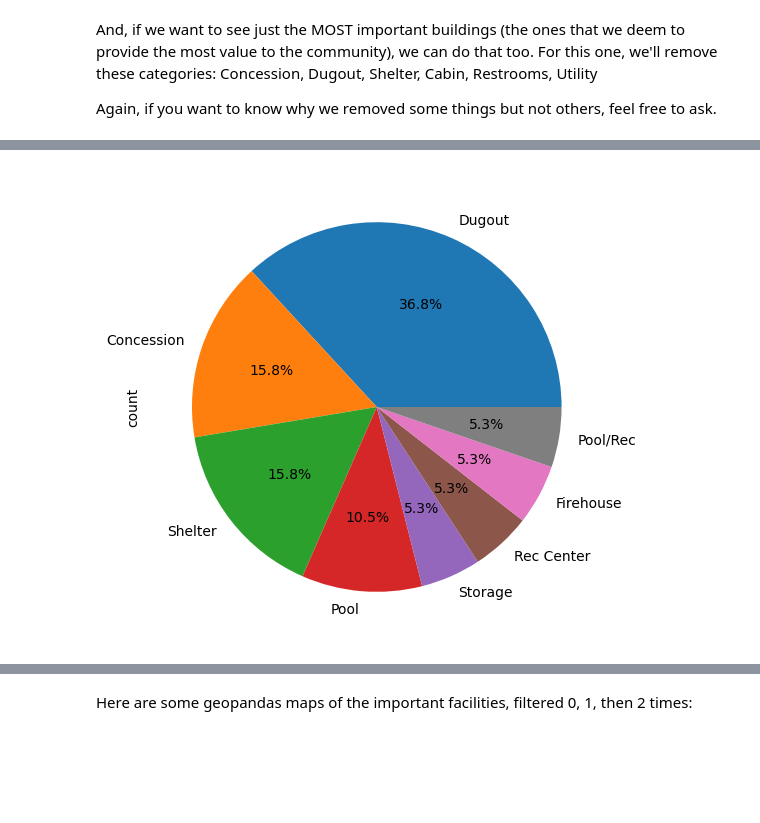
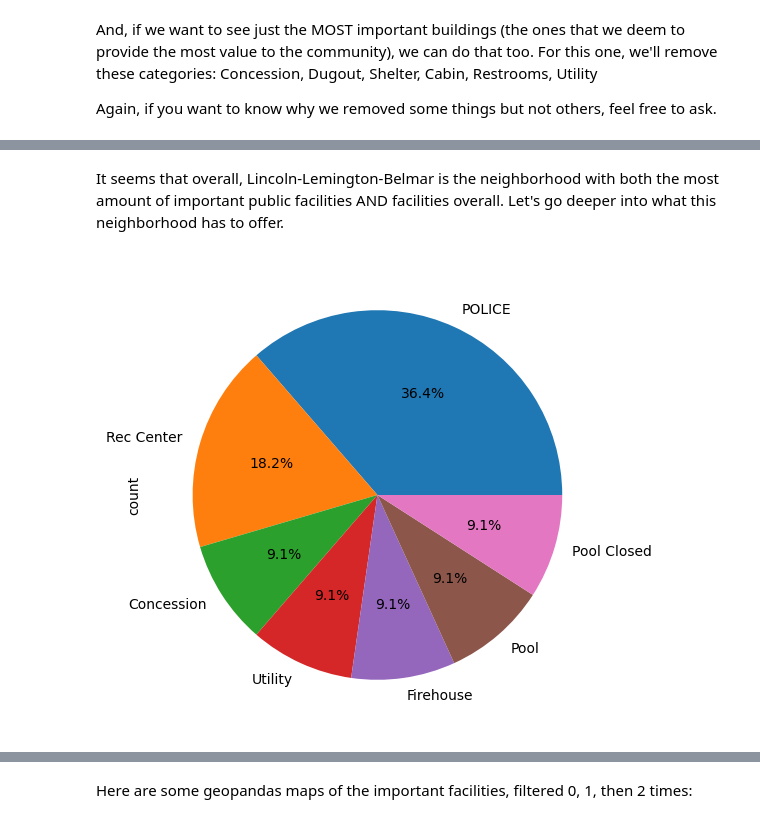
Before and after one commit to nlowman23/Final_Project_Group-31, a Jupyter notebook: jackprojectdata.ipynb, the cells around one changed output, grey strips where cells are left out. Drawn from its saved outputs; the diff is of its cells as text; code cells hidden in the pictures; blank space fills up the shorter version.

```diff
--- a/jackprojectdata.ipynb
+++ b/jackprojectdata.ipynb
@@ -168,9 +134,11 @@ Let's see what Brookline has to offer. Here are all the facilities that Brooklin
+# %% [markdown]
+It seems that overall, Lincoln-Lemington-Belmar is the neighborhood with both the most amount of important public facilities AND facilities overall. Let's go deeper into what this neighborhood has to offer.
 # %%
-brookline_data = data[data["neighborhood"]  == "Brookline"]
-type_counts = brookline_data["type"].value_counts()
+lincoln_data = data[data["neighborhood"]  == "Lincoln-Lemington-Belmar"]
+type_counts = lincoln_data["type"].value_counts()
 plt.figure(figsize=(6, 6))
 type_counts.plot(kind="pie", autopct="%1.1f%%")
 plt.show()
 # %% [output]
-[figure, old version]
+[figure, new version]
 # %% [markdown]
```
Also changed, not shown: parts of 23 cells of this notebook, 1 other file.
